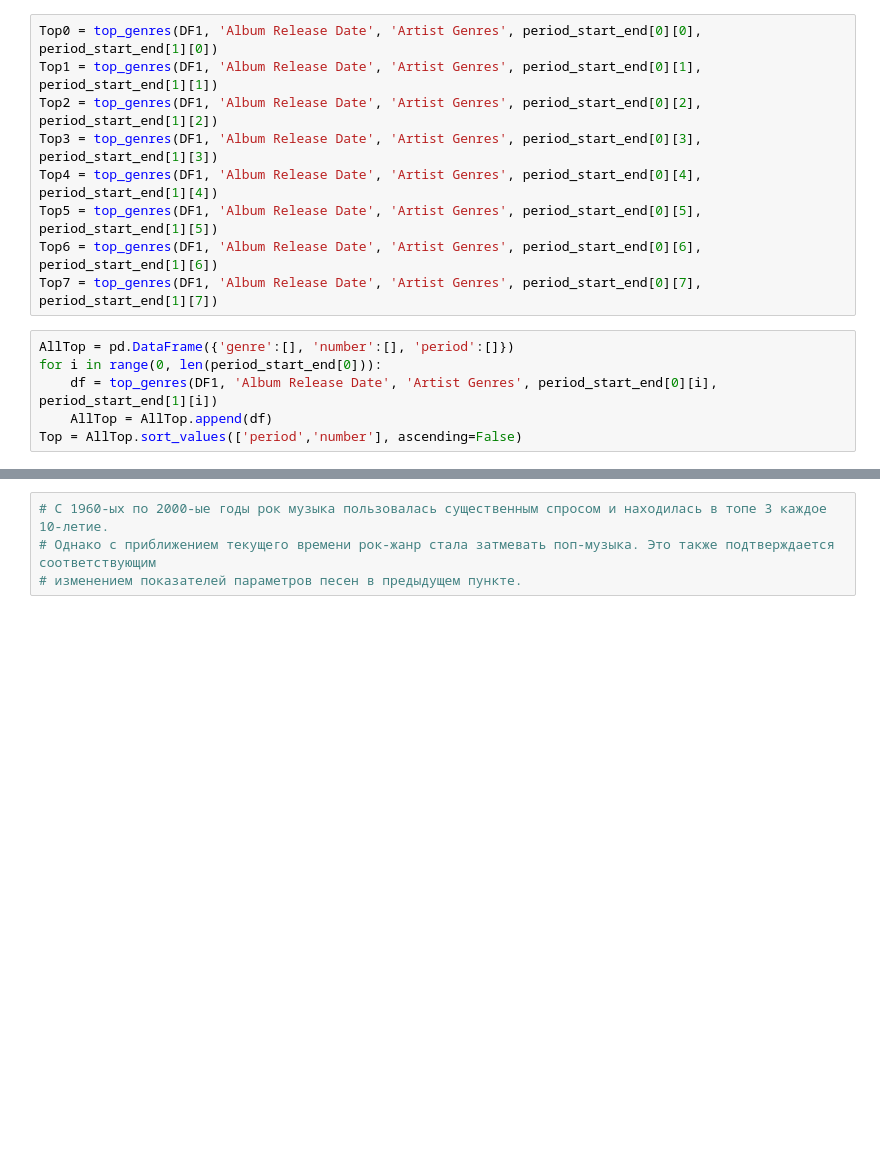
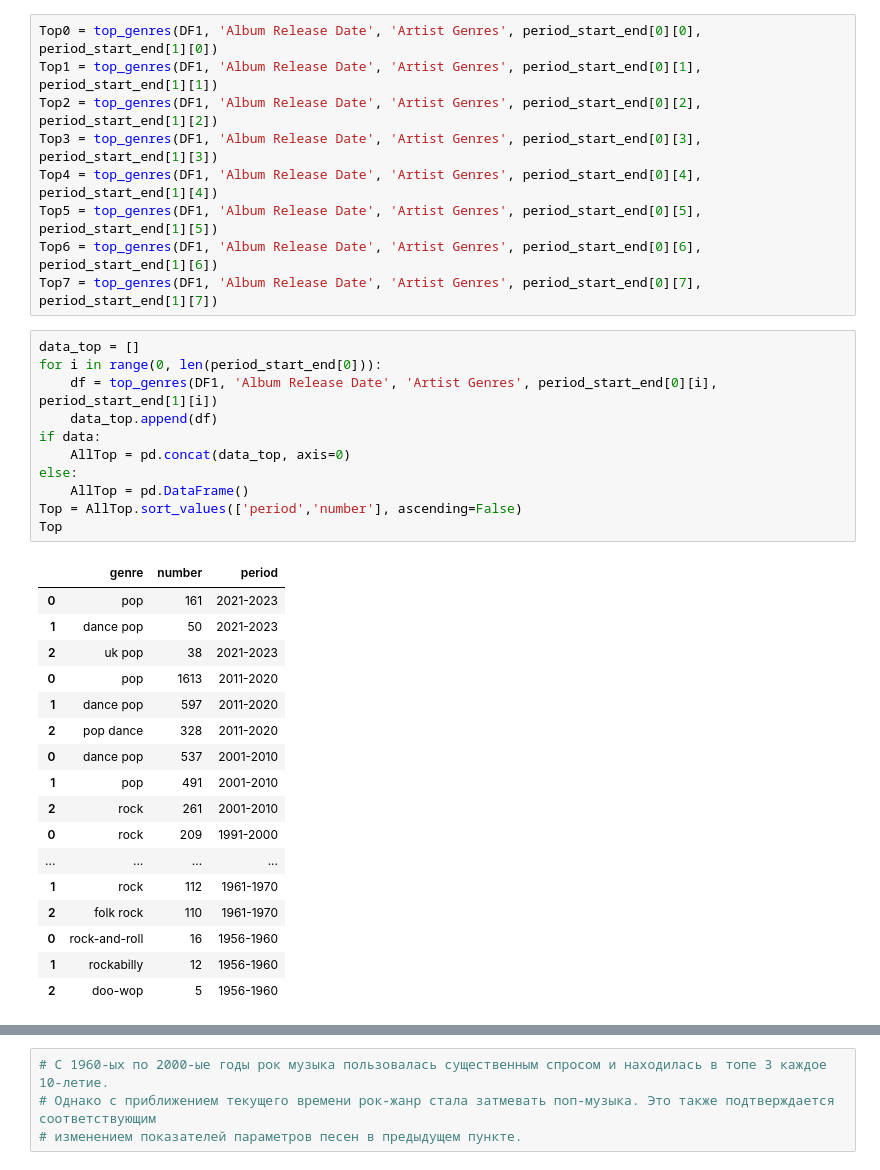
Before and after one commit to GlebShcherbakov99/MyProjects, a Jupyter notebook: AnalyseSpotify.ipynb, the cells around one changed output, grey strips where cells are left out. Saved outputs shown, nothing was run; the diff lists cells and outputs as text; blank space fills up the shorter version.

```diff
--- a/AnalyseSpotify.ipynb
+++ b/AnalyseSpotify.ipynb
@@ -180,11 +180,34 @@ Top5 = top_genres(DF1, 'Album Release Date', 'Artist Genres', period_start_end[0
 Top6 = top_genres(DF1, 'Album Release Date', 'Artist Genres', period_start_end[0][6], period_start_end[1][6])
 Top7 = top_genres(DF1, 'Album Release Date', 'Artist Genres', period_start_end[0][7], period_start_end[1][7])
 # %%
-AllTop = pd.DataFrame({'genre':[], 'number':[], 'period':[]})
+data_top = []
 for i in range(0, len(period_start_end[0])):
     df = top_genres(DF1, 'Album Release Date', 'Artist Genres', period_start_end[0][i], period_start_end[1][i])
-    AllTop = AllTop.append(df)
+    data_top.append(df)
+if data:
+    AllTop = pd.concat(data_top, axis=0)
+else:
+    AllTop = pd.DataFrame()
 Top = AllTop.sort_values(['period','number'], ascending=False)
+Top
+# %% [output]
+|  | genre | number | period |
+| 0 | pop | 161 | 2021-2023 |
+| 1 | dance pop | 50 | 2021-2023 |
+| 2 | uk pop | 38 | 2021-2023 |
+| 0 | pop | 1613 | 2011-2020 |
+| 1 | dance pop | 597 | 2011-2020 |
+| 2 | pop dance | 328 | 2011-2020 |
+| 0 | dance pop | 537 | 2001-2010 |
+| 1 | pop | 491 | 2001-2010 |
+| 2 | rock | 261 | 2001-2010 |
+| 0 | rock | 209 | 1991-2000 |
+| ... | ... | ... | ... |
+| 1 | rock | 112 | 1961-1970 |
+| 2 | folk rock | 110 | 1961-1970 |
+| 0 | rock-and-roll | 16 | 1956-1960 |
+| 1 | rockabilly | 12 | 1956-1960 |
+| 2 | doo-wop | 5 | 1956-1960 |
 # %%
 fig, axes = plt.subplots(4, 2, sharex=False, figsize=(16,8))
 sns.barplot(ax=axes[0, 0], data=Top0, x='genre', y='number')
```
Also changed, not shown: parts of 1 cell of this notebook.
